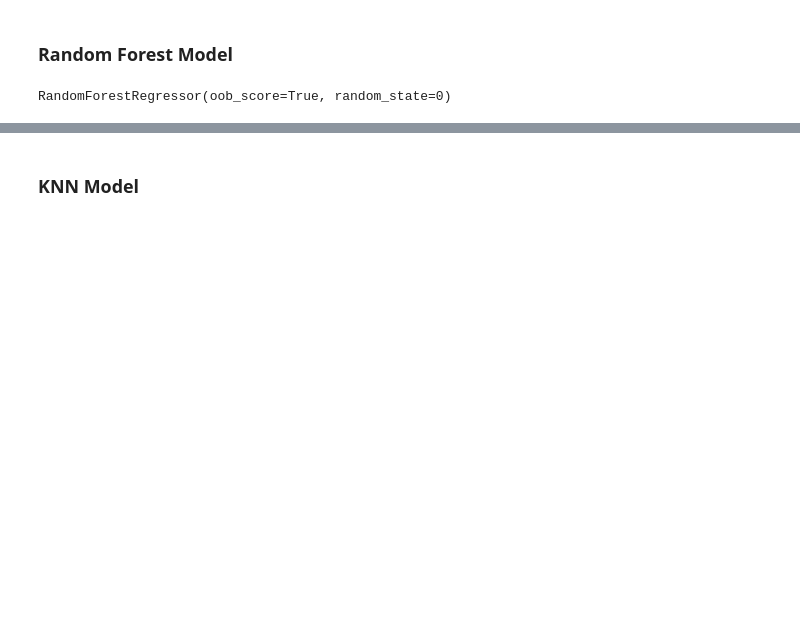
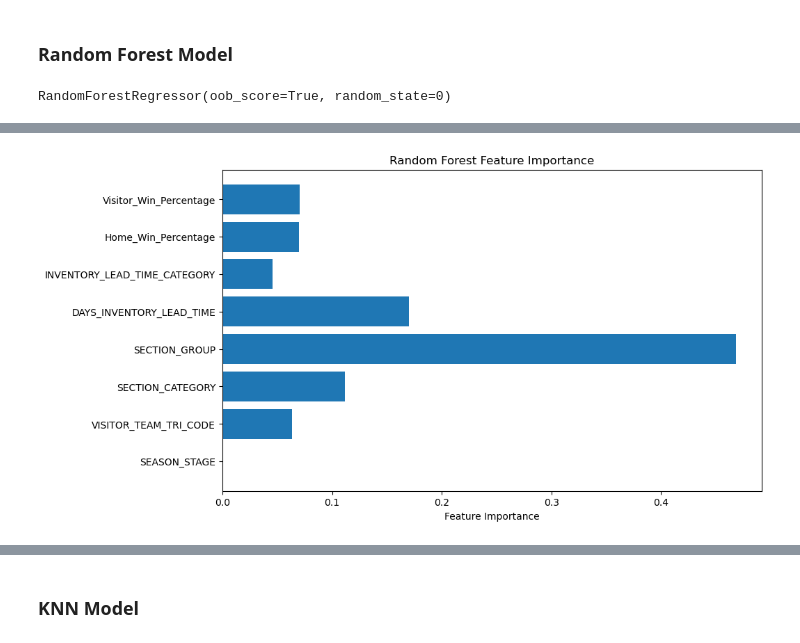
Before and after one commit to asnyder613/NBA_Seating, a Jupyter notebook: NBA_Capstone.ipynb, the cells around one changed output, grey strips where cells are left out. Saved outputs shown, nothing was run; the diff lists cells and outputs as text; code cells hidden in the pictures; blank space fills up the shorter version.

```diff
--- a/NBA_Capstone.ipynb
+++ b/NBA_Capstone.ipynb
@@ -296,8 +300,8 @@ memory usage: 53.9+ MB
 # %%
 #drop date/time variables and "duplicate" variables
 X = final_df.drop(["TICKET_LISTING_PRICE", 'SECTION_ROW_SEAT_NAME', 'GAME_DATE',
-                   'GAME_TIME', 'GAME_ID', 'SEASON_ID', 'HOME_TEAM_TRI_CODE', 'SECTION_GROUP',
-                  'SECTION_LEVEL', 'SECTION_NAME', 'ROW_NAME', 'SEAT_NAME', 'SECTION_ROW_SEAT_NAME', 'DAYS_INVENTORY_LEAD_TIME',
+                   'GAME_TIME', 'GAME_ID', 'SEASON_ID', 'HOME_TEAM_TRI_CODE',
+                  'SECTION_LEVEL', 'SECTION_NAME', 'ROW_NAME', 'SEAT_NAME', 'SECTION_ROW_SEAT_NAME',
                   'SEAT_CENTER_X', 'SEAT_CENTER_Y', 'Date', 'Home_Team', 'Visitor_Team'], axis=1)
 y = final_df["TICKET_LISTING_PRICE"]
 from sklearn.model_selection import train_test_split
@@ -399,0 +426,4 @@ Visitor_Win_Percentage: 0.1318476272867248
+# %%
+#adding random feature selection: sqrt
+rf_regressor = RandomForestRegressor(n_estimators=100, max_features='sqrt', random_state=42, oob_score=True)
+rf_regressor.fit(X_train, y_train)
@@ -399,0 +469,9 @@ Visitor_Win_Percentage: 0.1318476272867248
+# %%
+# Plot feature importances
+plt.figure(figsize=(10, 6))
+plt.barh(range(len(rf_regressor.feature_importances_)), rf_regressor.feature_importances_, tick_label=X.columns)
+plt.xlabel('Feature Importance')
+plt.title('Random Forest Feature Importance')
+plt.show()
+# %% [output]
+[figure, added]
```
Also changed, not shown: parts of 21 cells of this notebook.
